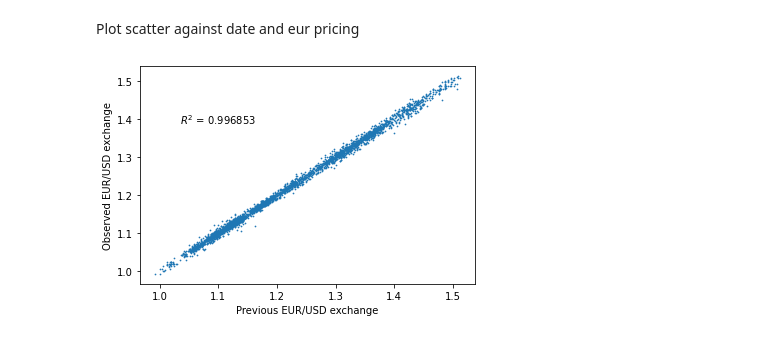
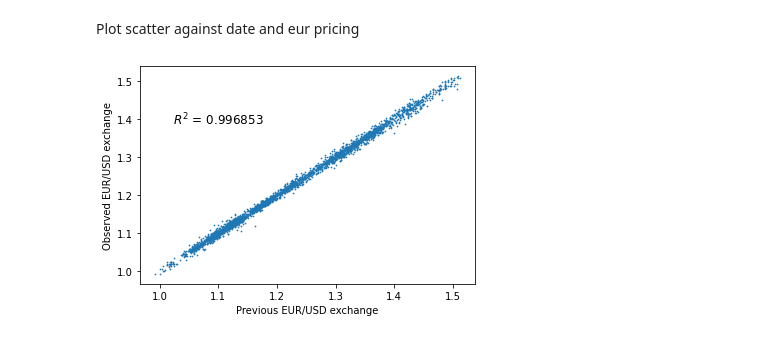
Before and after one commit to dtortosa/capstone_project, a Jupyter notebook: scripts/03_predicting_exchange_rate.ipynb, the cells around one changed output. Saved outputs shown, nothing was run; the diff lists cells and outputs as text; code cells hidden in the pictures.

```diff
--- a/scripts/03_predicting_exchange_rate.ipynb
+++ b/scripts/03_predicting_exchange_rate.ipynb
@@ -756,13 +756,13 @@ Plot scatter against date and eur pricing
 # %%
 #open plot and add axes labels
 plt.scatter(x=df_merged["previous_eur_pricing"], y=y, s=0.5)
 plt.xlabel("Previous EUR/USD exchange")
 plt.ylabel("Observed EUR/USD exchange")
 
 #add text
-plt.text(1.1, 1.4, '$R^2$ = ' + str(np.round(r2_simplest_model, 6)), horizontalalignment='center', verticalalignment='center')
+plt.text(1.1, 1.4, '$R^2$ = ' + str(np.round(r2_simplest_model, 6)), size='large', horizontalalignment='center', verticalalignment='center')
 
 #save
 plt.savefig('results/figures/eur_pricing_vs_previous_day.jpg')
 # %% [output]
-[figure, old version]
+[figure, new version]
```
Also changed, not shown: 1 other file.
